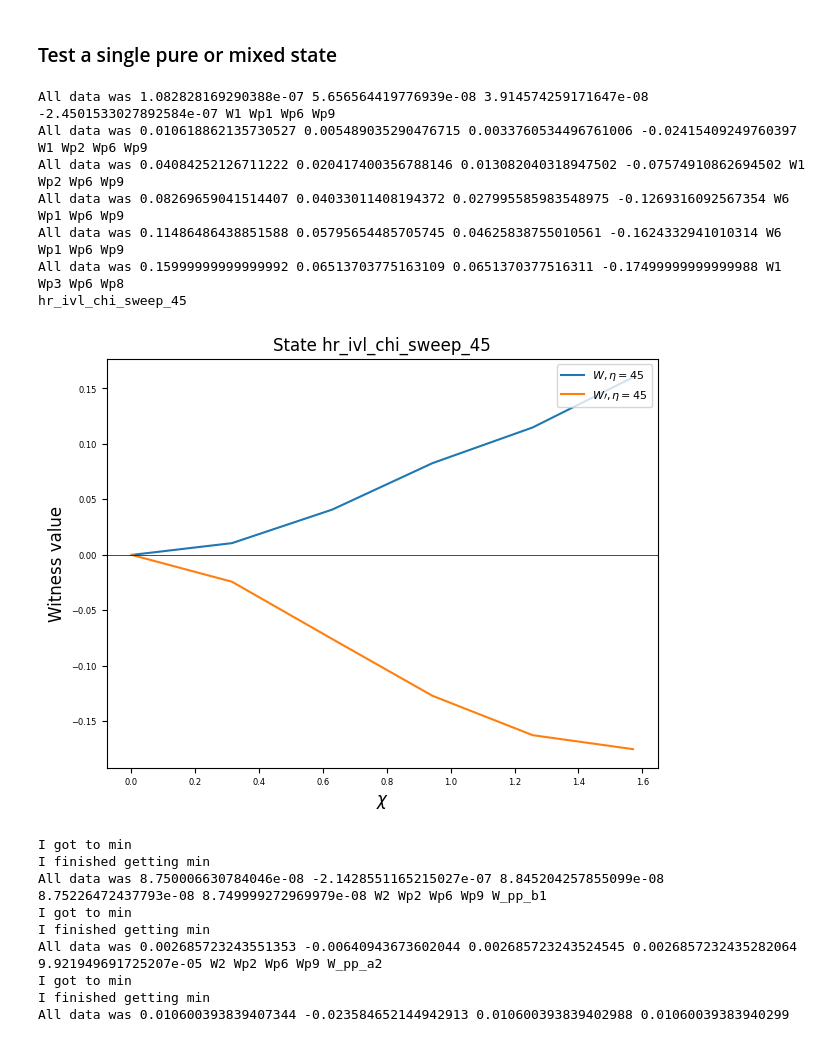
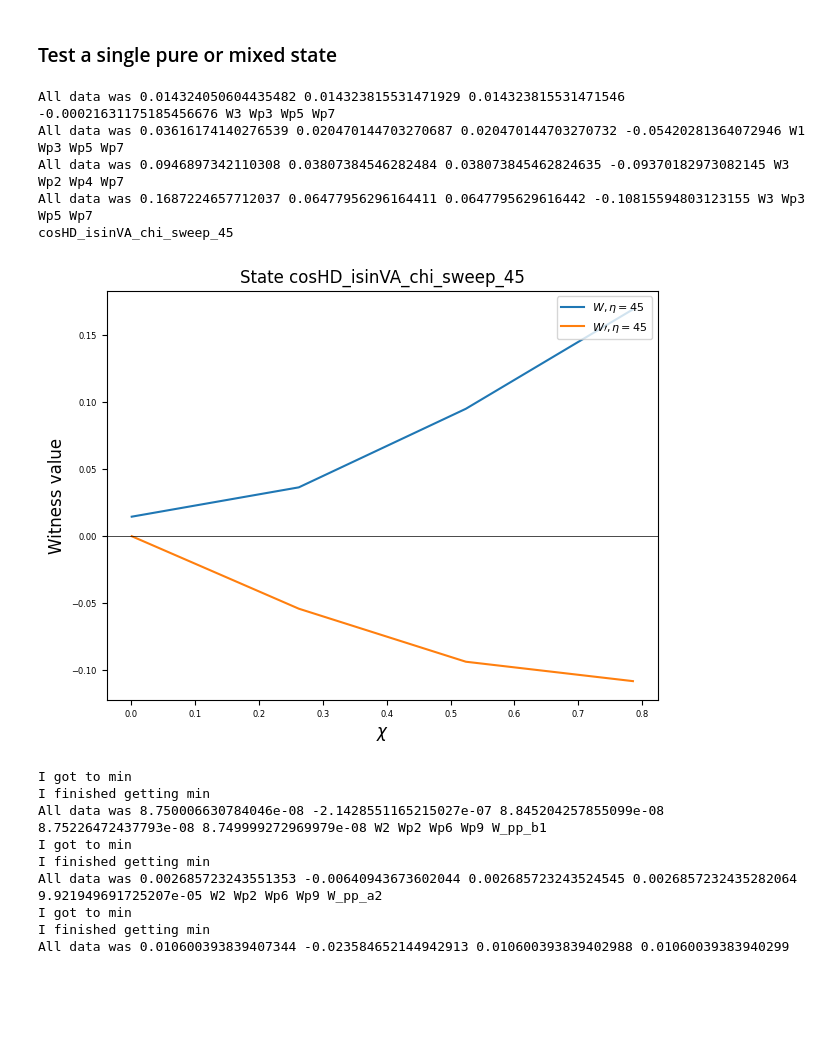
Before and after one commit to Lynn-Quantum-Optics/Summer-2024, a Jupyter notebook: lev/finding_states/any_state_gen.ipynb, the cells around one changed output. Drawn from its saved outputs; the diff is of its cells as text; code cells hidden in the pictures; blank space fills up the shorter version.

```diff
--- a/lev/finding_states/any_state_gen.ipynb
+++ b/lev/finding_states/any_state_gen.ipynb
@@ -116,6 +116,18 @@ def get_theo_rho(state, eta, chi):
 
     if state == 'HA_iVD':
         phi = (1 + np.exp(1j*chi))/2 * np.kron(H,A) + 1j*(1 - np.exp(1j*chi))/2 * np.kron(V,D)
+
+    if state == 'cosHD_isinVA':
+        phi = np.cos(chi) * np.kron(H,D) + np.exp(3j*np.pi/5)*np.sin(chi)*np.kron(V, A)
+
+    if state == 'cosHD_sinVA':
+        phi = np.cos(chi) * np.kron(H,D) + np.sin(chi)*np.kron(V, A)
+
+    if state == 'HD':
+        phi = np.kron(H, D)
+
+    if state == 'VA':
+        phi = np.kron(V, A)
 
     # create rho and return it
     rho = phi @ phi.conj().T
@@ -254,6 +266,7 @@ def plot_all(name, etas, chis = [], eta_sweep=False):
         for i, eta in enumerate(etas):
 
             # Read in CSV
+
             data = pd.read_csv(f'paper_states/{name}_{etas[i]}.csv')
             # Extract data
             W = data['W']
@@ -282,13 +295,14 @@ def plot_all(name, etas, chis = [], eta_sweep=False):
 # %% [markdown]
 ### Test a single pure or mixed state
 # %%
-num_chis = 6 # number of chi points to take
+num_chis = 4 # number of chi points to take
 num_etas = 1  # the number of etas you choose below
 etas = [np.pi/4] # [np.pi/12, np.pi/6, np.pi/4 , np.pi/3]
-chis = np.linspace(0.001, np.pi/2, num_chis)
-file_name = 'hr_ivl_chi_sweep' # choose descriptively based on names list
-names = ['HR_iVL', 'HD_iVA']
-probs = [0.64, 0.35] # single value list of 1 if creating a pure state
+chis = np.linspace(0.001, np.pi/4, num_chis)
+#chis = [np.pi/10] # testing 18 deg
+file_name = 'cosHD_isinVA_chi_sweep' # choose descriptively based on names list #_mix_HD,
+names = ['cosHD_isinVA', 'HD', 'VA'] #, 'HD', 'VA'
+probs = [0.7, 0.3*(np.cos(np.pi/10))**2, 0.3*(np.sin(np.pi/10))**2] # single value list of 1 if creating a pure state #, 0.2*(np.cos(np.pi/10))**2, 0.2*(np.sin(np.pi/10))**2
 eta_sweep = False # Are you sweeping over eta or chi? False if chi.
 plot = True
 
@@ -306,7 +320,7 @@ rho_actuals = [[] for _ in range(num_etas)]
 for i, state_set in enumerate(states_names):
     for j, state_n in enumerate(state_set):
         rad_angles = states[i][j]
-        rho_actuals[i].append(generate_state(names, probs, rad_angles)) #name,
+        rho_actuals[i].append(generate_state(names, probs, rad_angles))
 
 # Instantiate lists to save as csv
 W_arr = [[] for _ in range(num_etas)]  # lowest W value (4 is number of etas)
@@ -318,41 +332,39 @@ chi_arr = [[] for _ in range(num_etas)]
 
 ### Save witness values to above lists of lists
 for i, rhos_per_eta in enumerate(rho_actuals):
     for j, rho in enumerate(rhos_per_eta):
         # find the minimum witness expectation value of the 3 w primes and of the W.
         # Add in to get which W was minimum: W_min_name, Wp1_min_name, Wp2_min_name, Wp3_min_name, W_param, Wp1_param, Wp2_param, Wp3_param,  verbose = True
         e = etas[i]
         c = chis[j]
         WM, WP1, WP2, WP3, W_min_name, Wp1_min_name, Wp2_min_name, Wp3_min_name, W_param, Wp1_param, Wp2_param, Wp3_param = analyze_rho(rho, verbose = True)
         min_wp = min(WP1, WP2, WP3)
         #print('My Ws were:', WM, min_wp, 'at eta and chi:', e, c)
         print('All data was', WM, WP1, WP2, WP3, W_min_name, Wp1_min_name, Wp2_min_name, Wp3_min_name)
         # Assuming that the index i corresponds to the eta trial number (0 to 3)
         W_arr[i].append(WM)
         Wp_arr[i].append(min_wp)
         eta_arr[i].append(e)
         chi_arr[i].append(c)
 
 # Save each list to a separate CSV file
 for i in range(num_etas):
     data = pd.DataFrame({
         'W': W_arr[i],
         'min_W_prime': Wp_arr[i],
         'eta_arr': eta_arr[i],
         'chi': chi_arr[i]
     })
     data.to_csv(f'paper_states/{file_name}_{etas[i]}.csv', index=False)
 if plot == True:
         plot_all(file_name, etas, chis, eta_sweep)
 # %% [output]
-All data was 1.082828169290388e-07 5.656564419776939e-08 3.914574259171647e-08 -2.4501533027892584e-07 W1 Wp1 Wp6 Wp9
-All data was 0.010618862135730527 0.005489035290476715 0.0033760534496761006 -0.02415409249760397 W1 Wp2 Wp6 Wp9
-All data was 0.04084252126711222 0.020417400356788146 0.013082040318947502 -0.07574910862694502 W1 Wp2 Wp6 Wp9
-All data was 0.08269659041514407 0.04033011408194372 0.027995585983548975 -0.1269316092567354 W6 Wp1 Wp6 Wp9
-All data was 0.11486486438851588 0.05795654485705745 0.04625838755010561 -0.1624332941010314 W6 Wp1 Wp6 Wp9
-All data was 0.15999999999999992 0.06513703775163109 0.0651370377516311 -0.17499999999999988 W1 Wp3 Wp6 Wp8
-hr_ivl_chi_sweep_45
+All data was 0.014324050604435482 0.014323815531471929 0.014323815531471546 -0.00021631175185456676 W3 Wp3 Wp5 Wp7
+All data was 0.03616174140276539 0.020470144703270687 0.020470144703270732 -0.05420281364072946 W1 Wp3 Wp5 Wp7
+All data was 0.0946897342110308 0.03807384546282484 0.038073845462824635 -0.09370182973082145 W3 Wp2 Wp4 Wp7
+All data was 0.1687224657712037 0.06477956296164411 0.0647795629616442 -0.10815594803123155 W3 Wp3 Wp5 Wp7
+cosHD_isinVA_chi_sweep_45
-[figure, old version]
+[figure, new version]
 # %%
 ## Testing W prime prime functionality
 
```
Also changed, not shown: 36 other files.
